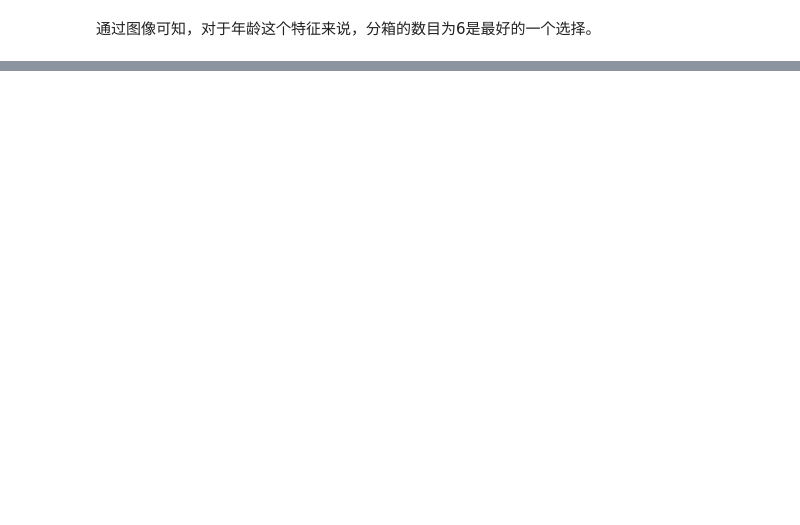
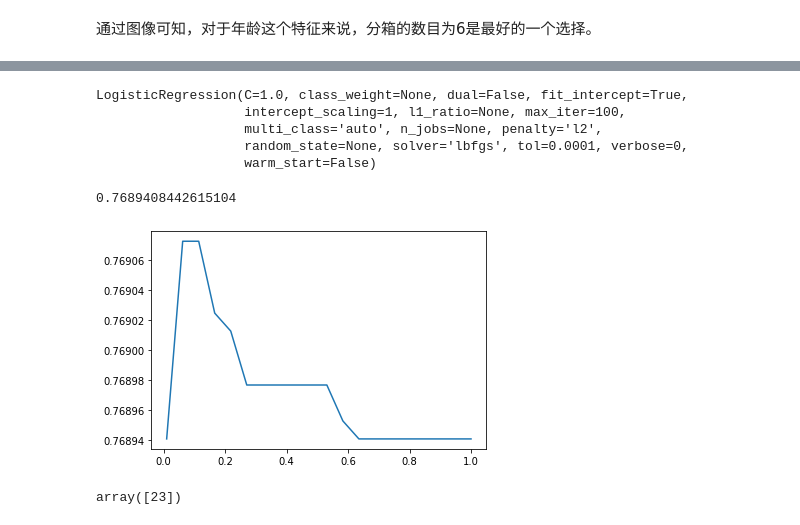
Before and after one commit to JiapengZhang1234/data_analysis, a Jupyter notebook: credit_card_A.ipynb, the cells around one changed output, grey strips where cells are left out. Drawn from its saved outputs; the diff is of its cells as text; code cells hidden in the pictures; blank space fills up the shorter version.

```diff
--- a/credit_card_A.ipynb
+++ b/credit_card_A.ipynb
@@ -854,0 +1372,42 @@ bins_df
+# %%
+#准备训练数据
+x = model_woe.iloc[:,:-1]
+y = model_woe.iloc[:,-1]
+
+#准备测试数据
+vali_x = vali_woe.iloc[:,:-1]
+vali_y = vali_woe.iloc[:,-1]
+# %%
+from sklearn.linear_model import LogisticRegression as LR
+lr = LR()
+# %%
+lr.fit(x,y)
+# %% [output]
+LogisticRegression(C=1.0, class_weight=None, dual=False, fit_intercept=True,
+                   intercept_scaling=1, l1_ratio=None, max_iter=100,
+                   multi_class='auto', n_jobs=None, penalty='l2',
+                   random_state=None, solver='lbfgs', tol=0.0001, verbose=0,
+                   warm_start=False)
+# %%
+lr.score(vali_x,vali_y)
+# %% [output]
+0.7689408442615104
+# %%
+#从测试结果来看，模型的准确率并不高。如何提升模型的准确度呢？
+#可以通过尝试修改正则化参数来看看模型的性能
+c_1 = np.linspace(0.01,1,20)
+# %%
+score = []
+for i in c_1:
+    lr_test = LR(solver='liblinear',C=i).fit(x,y)
+    score.append(lr_test.score(vali_x,vali_y))
+plt.figure()
+plt.plot(c_1,score)
+plt.show()
+# %% [output]
+[figure, added]
+# %%
+#模型的迭代次数
+lr.n_iter_
+# %% [output]
+array([23])
```
Also changed, not shown: parts of 100 cells of this notebook.
